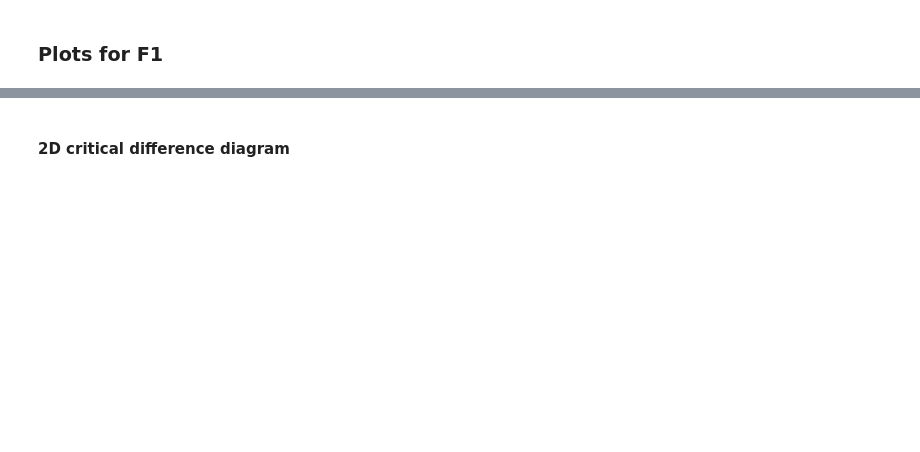
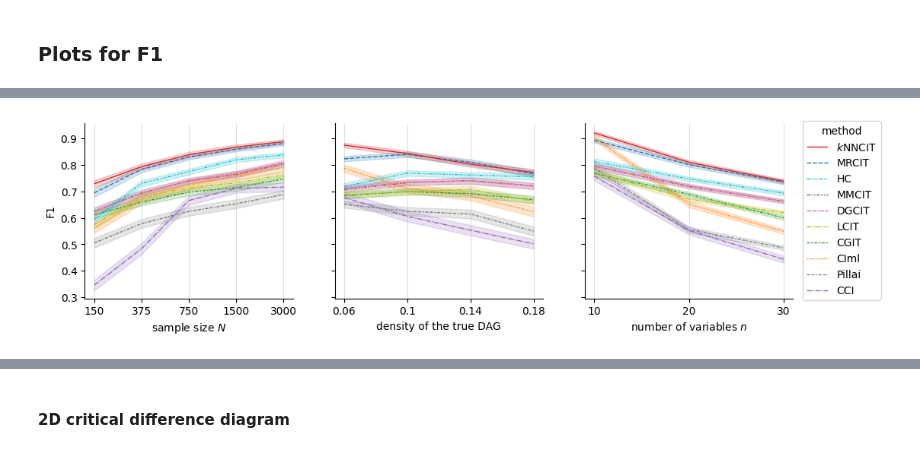
Before and after one commit to JuanFPR-UPM/HSPBN_KNN_VPTREE, a Jupyter notebook: experiments/eval_struct.ipynb, the cells around one changed output, grey strips where cells are left out. Saved outputs shown, nothing was run; the diff lists cells and outputs as text; code cells hidden in the pictures; blank space fills up the shorter version.

```diff
--- a/experiments/eval_struct.ipynb
+++ b/experiments/eval_struct.ipynb
@@ -344,0 +235,88 @@ for df_aux in boxplot_diagram_dfs:
+# %%
+import numpy as np
+import matplotlib
+import matplotlib.pyplot as plt
+import seaborn as sns
+
+matplotlib.rcParams['lines.dash_capstyle'] = 'butt'
+matplotlib.rcParams['lines.solid_capstyle'] = 'butt'
+matplotlib.rcParams['path.simplify'] = False
+matplotlib.rcParams['agg.path.chunksize'] = 0
+matplotlib.rcParams['pdf.fonttype'] = 42          # TrueType embedding (like EPS Type 42)
+matplotlib.rcParams['ps.fonttype']  = 42          # keep EPS consistent too
+matplotlib.rcParams['pdf.compression'] = 6        # lossless; default is fine
+matplotlib.rcParams['path.simplify'] = False
+
+
+metric = 'F1'
+sort_keys = {
+    "samples":        lambda s: s.astype(int),
+    "discrete_ratio": lambda s: s.astype(float),
+    "kde_ratio":      lambda s: s.astype(float),
+    "edge_density":   lambda s: s.astype(float),
+    "n_vars":         lambda s: s.astype(float),
+}
+
+x_vars   = ["samples", "edge_density", "n_vars"]
+x_labels = ["sample size $N$", "density of the true DAG", "number of variables $n$"]
+
+
+for i, df_aux in enumerate(boxplot_diagram_dfs):
+    fig, axs = plt.subplots(ncols=3, sharey=True, figsize=(12, 3.0))
+
+    for ax, x_var, x_lab in zip(axs, x_vars, x_labels):
+        data_sorted = (
+            df_aux
+            .assign(**{x_var: sort_keys[x_var](df_aux[x_var])})
+            .sort_values(by=x_var, kind="mergesort")
+        )
+
+        # --- rank positions for equally spaced ticks ---
+        uniques = sorted(data_sorted[x_var].dropna().unique())
+        pos_map = {v: i for i, v in enumerate(uniques)}
+        pos_col = f"{x_var}_pos"
+        data_sorted = data_sorted.assign(**{pos_col: data_sorted[x_var].map(pos_map)})
+
+        # Aggregate to get final values for legend ordering
+        agg = (
+            data_sorted
+            .groupby(by=["method", pos_col], sort=False)[metric]
+            .mean()
+            .reset_index()
+        )
+        final = agg[agg[pos_col] == agg[pos_col].max()].set_index("method")[metric]
+        # hue_order_sorted = final.sort_values(ascending=False).index.tolist()
+        style_order = ['$k$NNCIT'] + [m for m in methodLocDict.keys() if m != '$k$NNCIT']
+
+        # Plot on rank-position x
+        sns.lineplot(
+            x=pos_col, y=metric, hue="method",
+            palette=color_map, hue_order=methodLocDict.keys(),
+            data=data_sorted, ax=ax,
+            estimator="mean", errorbar=("se", 1), lw=1, style="method", style_order=style_order
+        )
+
+        ax.set_ylabel(metric if x_var == "samples" else "")
+        ax.set_xlabel(x_lab)
+        ax.set_xticks(range(len(uniques)))
+        ax.set_xticklabels(
+            [str(int(v)) for v in uniques] if x_var == "samples"
+            else [f"{v:g}" for v in uniques]
+        )
+        ax.spines["top"].set_visible(False)
+        ax.spines["right"].set_visible(False)
+        ax.legend([], [], frameon=False)
+        ax.grid(axis="x", alpha=0.4)
+
+    axs[2].legend(title="method", bbox_to_anchor=(1.02, 0.5), loc="center left")
+
+        # after plotting, still inside the ax loop
+    handles, labels = axs[2].get_legend_handles_labels()
+    # order from your computed `final`
+    label_rank = {m: r for r, m in enumerate(final.sort_values(ascending=False).index)}
+    order = sorted(range(len(labels)), key=lambda k: label_rank.get(labels[k], 1e9))
+    axs[2].legend([handles[k] for k in order], [labels[k] for k in order], title="method",
+            bbox_to_anchor=(1.02, 0.5), loc="center left")
+    plt.savefig(f'./results/synthetic/lineplots_{metric}_{i+1}.pdf', format='pdf', bbox_inches='tight', pad_inches=0, dpi=600)
+# %% [output]
+[figure, added]
```
Also changed, not shown: parts of 9 cells of this notebook, 57 other files.
